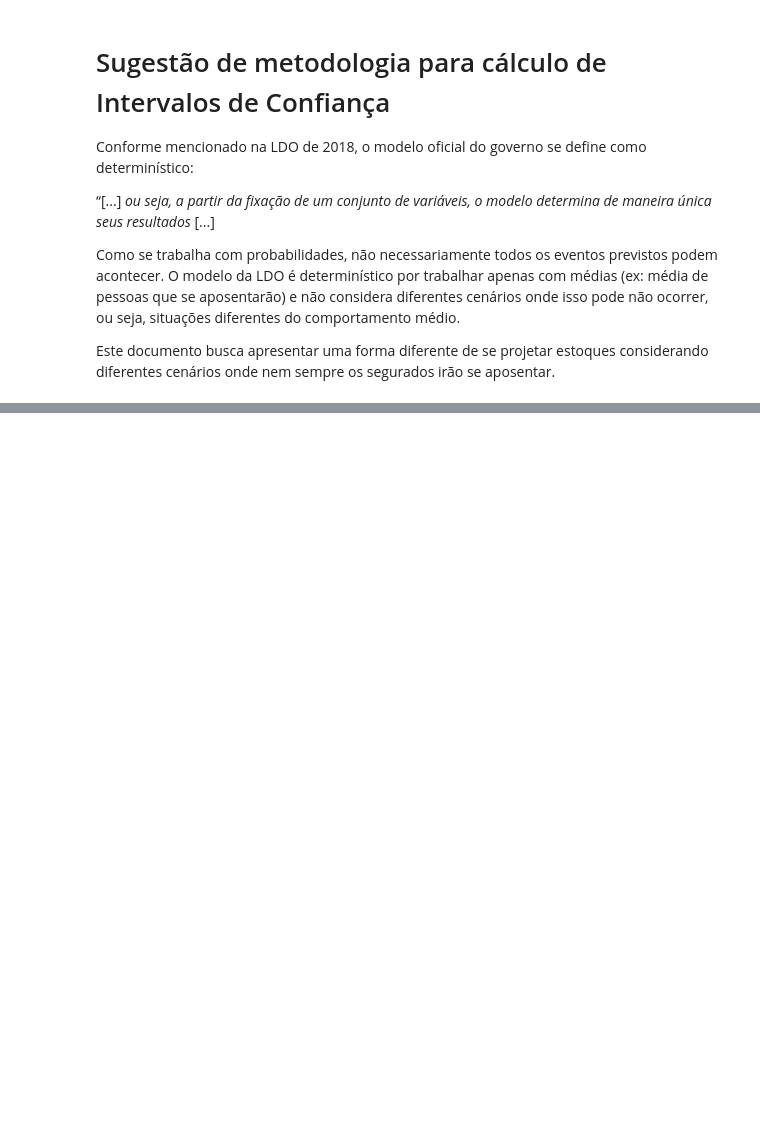
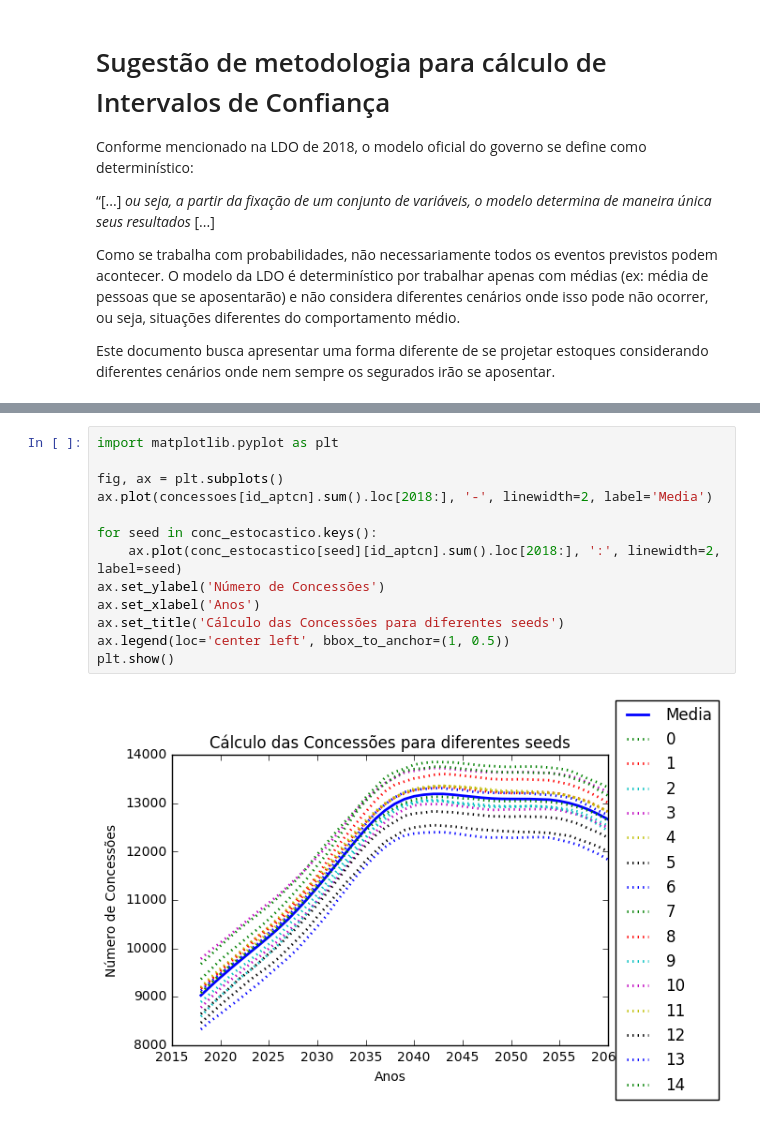
Before and after one commit to cpatrickalves/simprev, a Jupyter notebook: notebooks/intervalo_de_confianca.ipynb, the cells around one changed output, grey strips where cells are left out. Cells and saved outputs as stored; diff of their text form; blank space fills up the shorter version.

Commit message:
Notebook do cálculo do CI

```diff
--- a/notebooks/intervalo_de_confianca.ipynb
+++ b/notebooks/intervalo_de_confianca.ipynb
@@ -152,0 +226,15 @@ list(range(0,30))
+# %%
+import matplotlib.pyplot as plt
+
+fig, ax = plt.subplots()
+ax.plot(concessoes[id_aptcn].sum().loc[2018:], '-', linewidth=2, label='Media')
+
+for seed in conc_estocastico.keys():
+    ax.plot(conc_estocastico[seed][id_aptcn].sum().loc[2018:], ':', linewidth=2, label=seed)
+ax.set_ylabel('Número de Concessões')
+ax.set_xlabel('Anos')
+ax.set_title('Cálculo das Concessões para diferentes seeds')
+ax.legend(loc='center left', bbox_to_anchor=(1, 0.5))
+plt.show()
+# %% [output]
+[figure, added]
```
Also changed, not shown: parts of 10 cells of this notebook, 6 other files.
